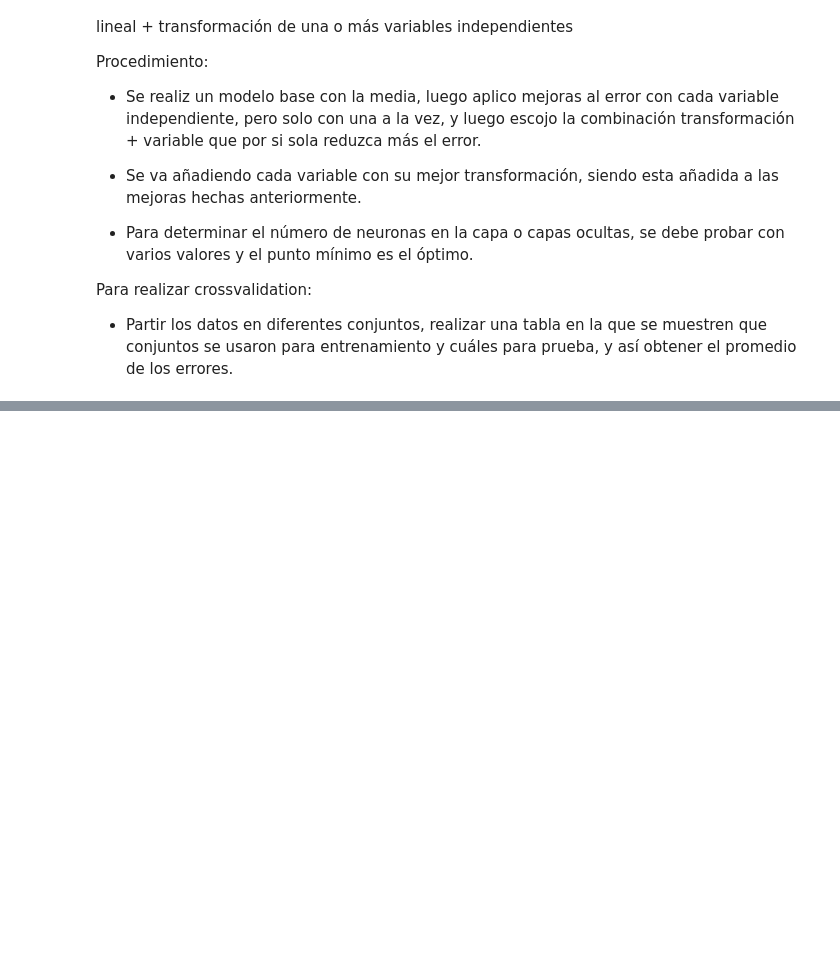
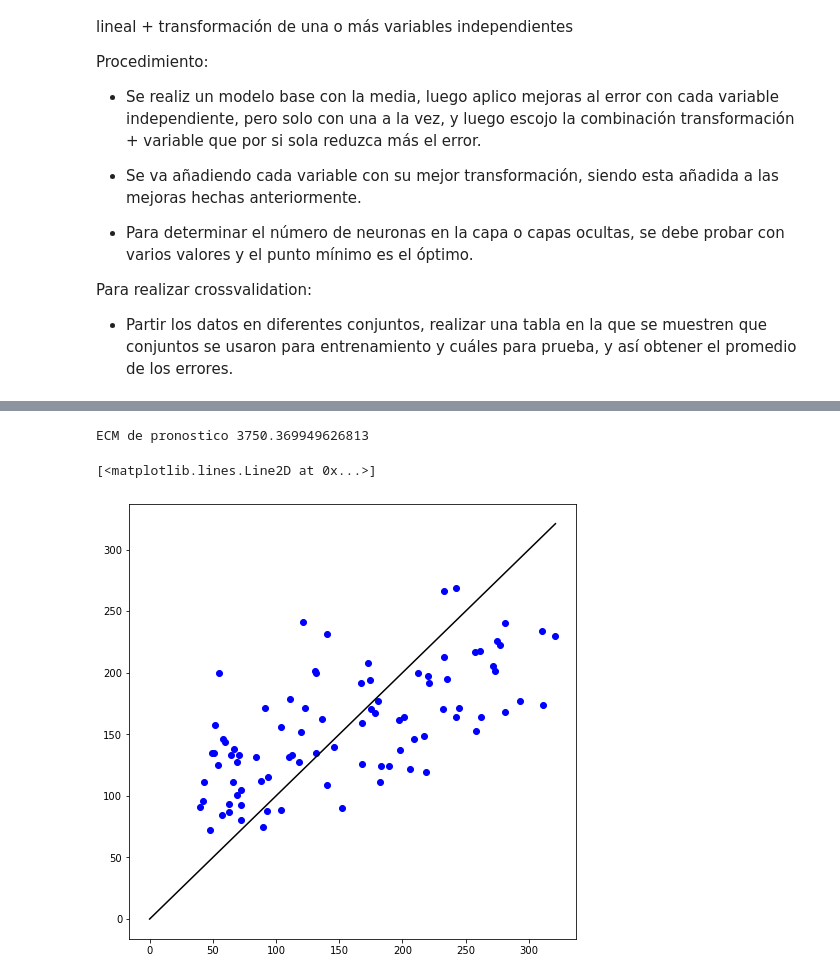
Before and after one commit to ANN-2019-2/evaluacion-saarboledaz, a Jupyter notebook: 02-diabetes.ipynb, the cells around one changed output, grey strips where cells are left out. Cells and saved outputs as stored; diff of their text form; code cells hidden in the pictures; blank space fills up the shorter version.

```diff
--- a/02-diabetes.ipynb
+++ b/02-diabetes.ipynb
@@ -50,0 +310,18 @@ Para realizar crossvalidation:
+# %%
+model_dict = {
+    "X1":np.asarray(trans_df['bmi-log']),
+    "X2":np.asarray(trans_df['s4-norm']),
+    "Y-norm": np.asarray(output_df['Y-norm']),
+    "Y":np.asarray(df['Y'])}
+variables = {
+    "X1":np.asarray(trans_df['bmi-log']),
+    "X2":np.asarray(trans_df['s4-norm'])
+}
+outputs = {
+    "Y-norm":np.asarray(output_df['Y-norm']),
+    "Y":np.asarray(df['Y'])
+}
+variables_df = pd.DataFrame(variables)
+outputs_df = pd.DataFrame(outputs)
+lineal_model = pd.DataFrame(model_dict)
+lineal_model.head()
@@ -50,0 +392,25 @@ Para realizar crossvalidation:
+# %%
+model = MLPRegressor(hidden_layer_sizes=(5, 5),
+    activation = 'logistic',
+    learning_rate = 'adaptive',
+    momentum = 0,
+    learning_rate_init = 0.05,
+    random_state = 123,
+    max_iter = 100000
+    )
+
+model.fit(fit_x, fit_y)
+scaler = scalers['Y-norm']
+forecast_y = model.predict(forecast_x)
+forecast_y = scaler.inverse_transform(forecast_y.reshape(-1,1))
+forecast_y = transform(trans_y,forecast_y,True)
+ecm = mean_squared_error(real_y ,forecast_y)
+
+print("ECM de pronostico", ecm)
+plt.figure(figsize=(8, 8))
+plt.plot(real_y, forecast_y, 'bo',color='blue')
+plt.plot([0, max(real_y)], [0, max(real_y)], color='black')
+# %% [output]
+ECM de pronostico 3750.369949626813
+[<matplotlib.lines.Line2D at 0x...>]
+[figure, added]
```
Also changed, not shown: parts of 15 cells of this notebook.
